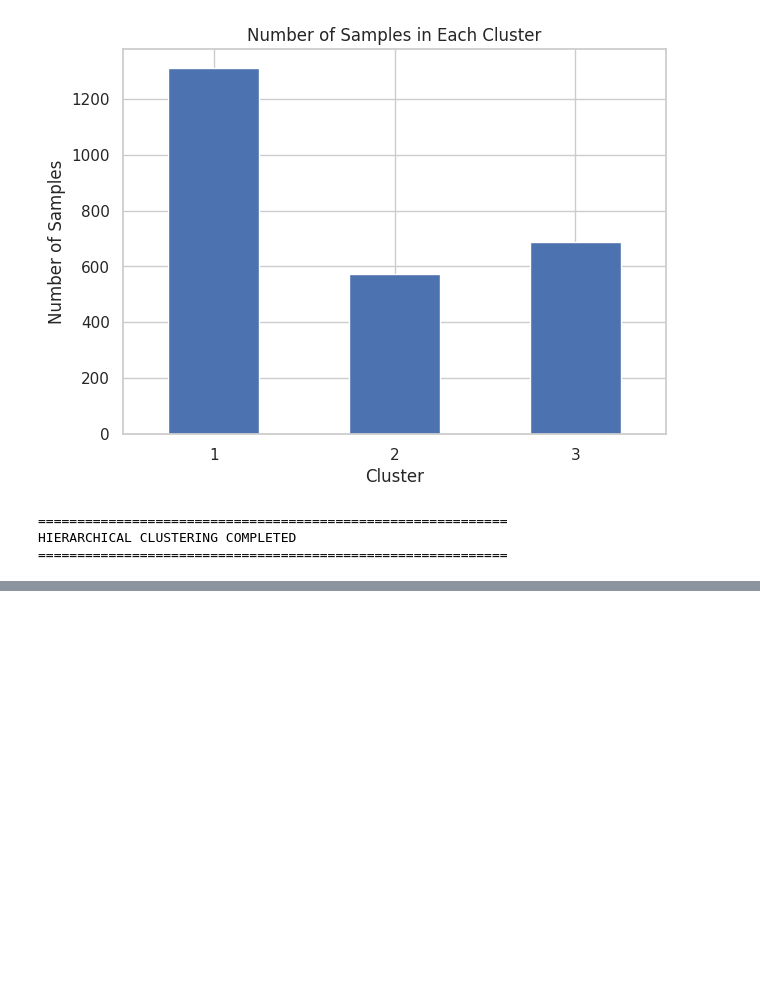
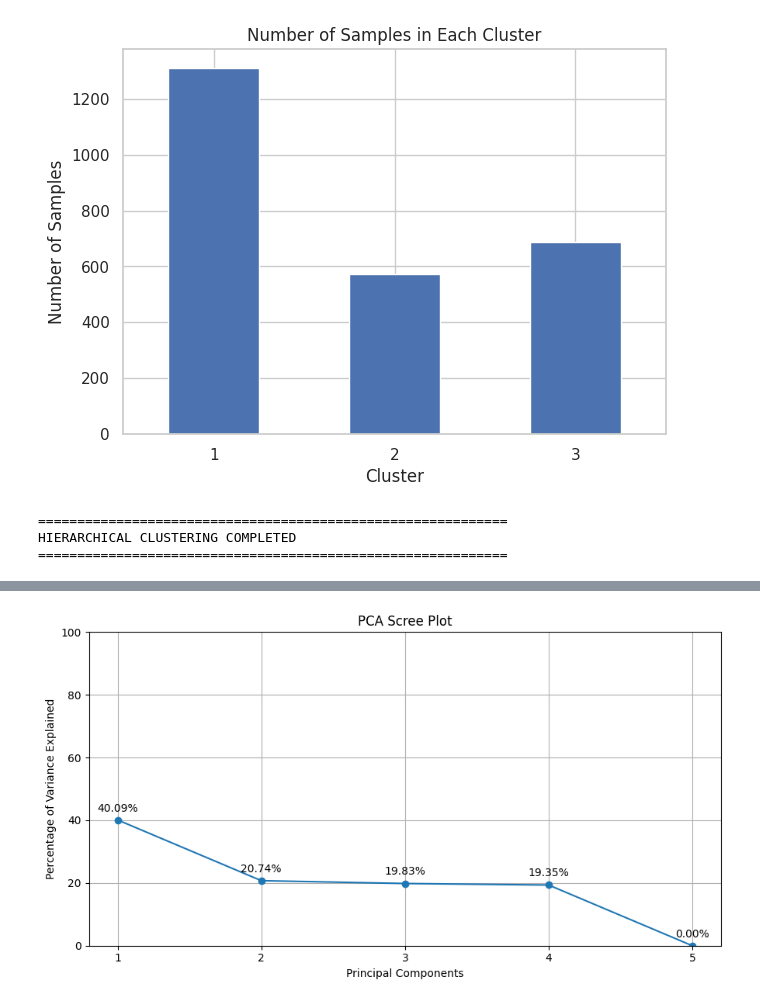
Before and after one commit to kyogeshsagar/K_YOGESH_SAGAR, a Jupyter notebook: EDA_Phase1.ipynb, the cells around one changed output, grey strips where cells are left out. Cells and saved outputs as stored; diff of their text form; code cells hidden in the pictures; blank space fills up the shorter version.

```diff
--- a/EDA_Phase1.ipynb
+++ b/EDA_Phase1.ipynb
@@ -2719,0 +2798,16 @@ HIERARCHICAL CLUSTERING COMPLETED
+# %%
+# 4. Perform PCA and print summary
+
+pca = PCA()
+pca_result = pca.fit_transform(data_scaled)
+
+print("\nPCA Summary")
+print("Number of components:", pca.n_components_)
+print("Explained variance ratio:")
+print(pca.explained_variance_ratio_)
+
+print("\nExplained variance percentage:")
+print(pca.explained_variance_ratio_ * 100)
+
+print("\nCumulative explained variance percentage:")
+print(np.cumsum(pca.explained_variance_ratio_) * 100)
@@ -2719,0 +2827,24 @@ HIERARCHICAL CLUSTERING COMPLETED
+# %%
+# 5. Scree plot with percentage labels (0 to 100)
+
+variance_percent = pca.explained_variance_ratio_ * 100
+components = range(1, len(variance_percent) + 1)
+
+plt.figure(figsize=(9, 5))
+plt.plot(components, variance_percent, marker='o')
+plt.xticks(list(components))
+plt.ylim(0, 100)
+plt.xlabel("Principal Components")
+plt.ylabel("Percentage of Variance Explained")
+plt.title("PCA Scree Plot")
+
+for x, y in zip(components, variance_percent):
+    plt.annotate(f"{y:.2f}%", (x, y),
+                 textcoords="offset points",
+                 xytext=(0, 8), ha='center')
+
+plt.grid(True)
+plt.tight_layout()
+plt.show()
+# %% [output]
+[figure, added]
```
Also changed, not shown: parts of 34 cells of this notebook.
